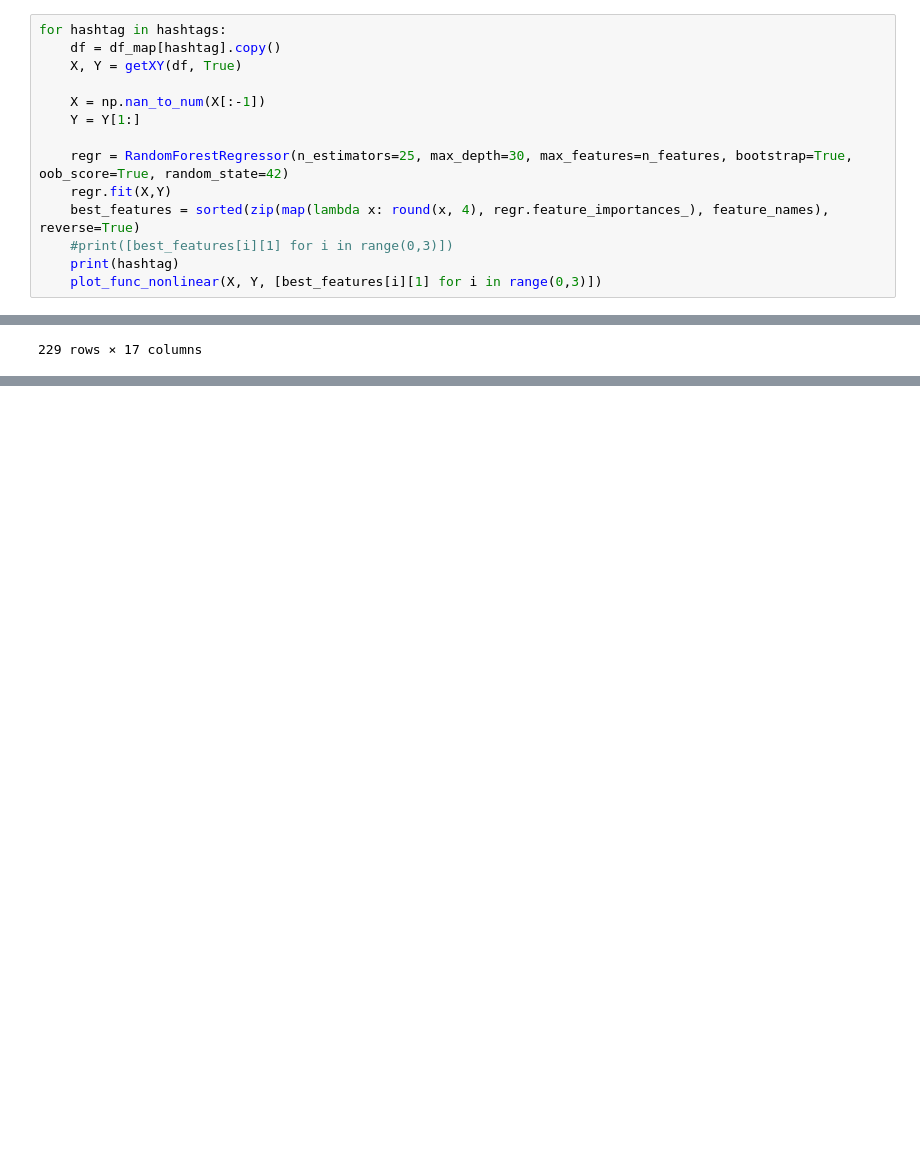
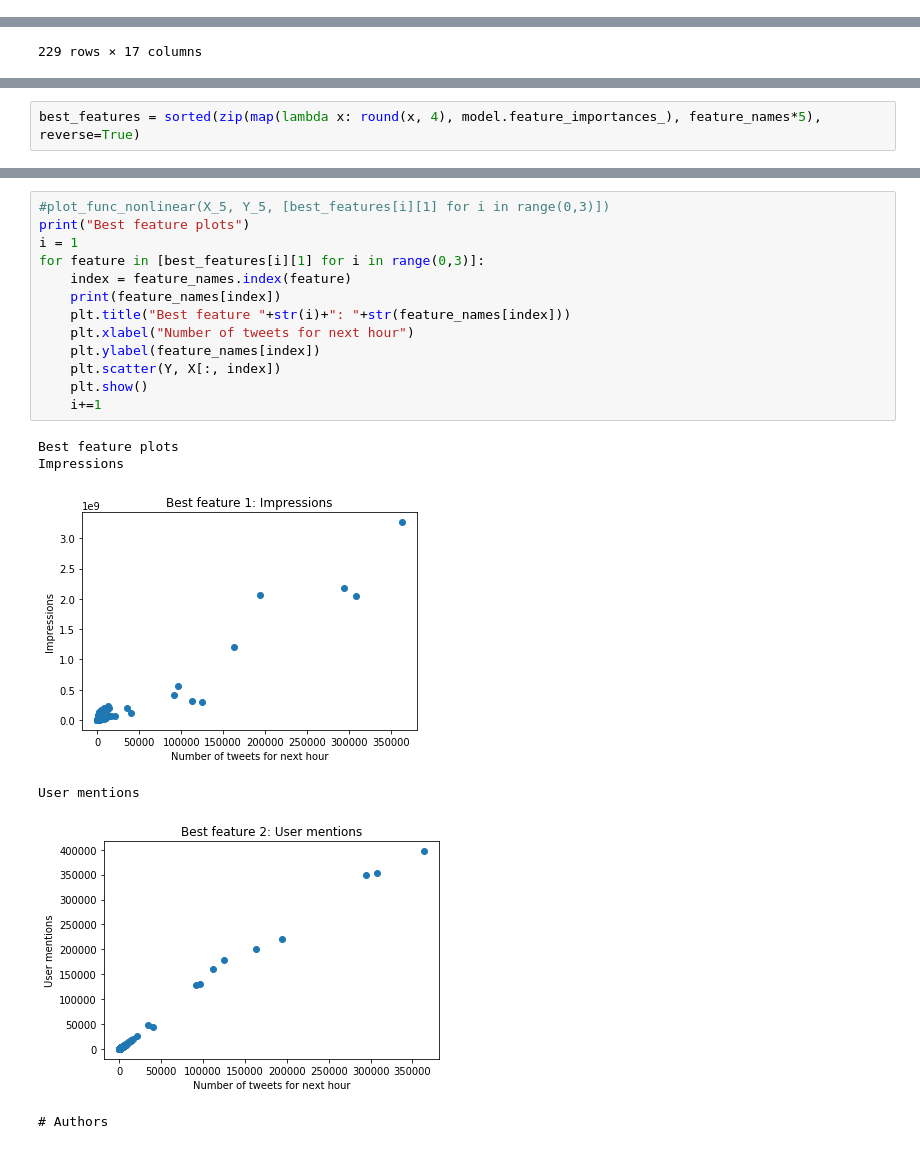
Before and after one commit to TSatyaVasanthReddy/TwitterPopularityPrediction, a Jupyter notebook: Project5_MB.ipynb, the cells around one changed output, grey strips where cells are left out. Saved outputs shown, nothing was run; the diff lists cells and outputs as text; blank space fills up the shorter version.

```diff
--- a/Project5_MB.ipynb
+++ b/Project5_MB.ipynb
@@ -470,17 +470,3 @@ def nonlinear_model2(hashtag, X, Y):
 
     print("RMSE: ", np.sqrt(np.mean(errors)))
     #return errors
-# %%
-for hashtag in hashtags:
-    df = df_map[hashtag].copy()
-    X, Y = getXY(df, True)
-
-    X = np.nan_to_num(X[:-1])
-    Y = Y[1:]
-
-    regr = RandomForestRegressor(n_estimators=25, max_depth=30, max_features=n_features, bootstrap=True, oob_score=True, random_state=42)
-    regr.fit(X,Y)
-    best_features = sorted(zip(map(lambda x: round(x, 4), regr.feature_importances_), feature_names), reverse=True)
-    #print([best_features[i][1] for i in range(0,3)])
-    print(hashtag)
-    plot_func_nonlinear(X, Y, [best_features[i][1] for i in range(0,3)])
@@ -948,0 +893,2 @@ ValueError: Number of features of the model must match the input. Model n_featur
+# %%
+best_features = sorted(zip(map(lambda x: round(x, 4), model.feature_importances_), feature_names*5), reverse=True)
@@ -948,0 +915,20 @@ ValueError: Number of features of the model must match the input. Model n_featur
+# %%
+#plot_func_nonlinear(X_5, Y_5, [best_features[i][1] for i in range(0,3)])
+print("Best feature plots")
+i = 1
+for feature in [best_features[i][1] for i in range(0,3)]:
+    index = feature_names.index(feature)
+    print(feature_names[index])
+    plt.title("Best feature "+str(i)+": "+str(feature_names[index]))
+    plt.xlabel("Number of tweets for next hour")
+    plt.ylabel(feature_names[index])
+    plt.scatter(Y, X[:, index])
+    plt.show()
+    i+=1
+# %% [output]
+Best feature plots
+Impressions
+[figure, added]
+User mentions
+[figure, added]
+# Authors
```
Also changed, not shown: parts of 7 cells of this notebook.
